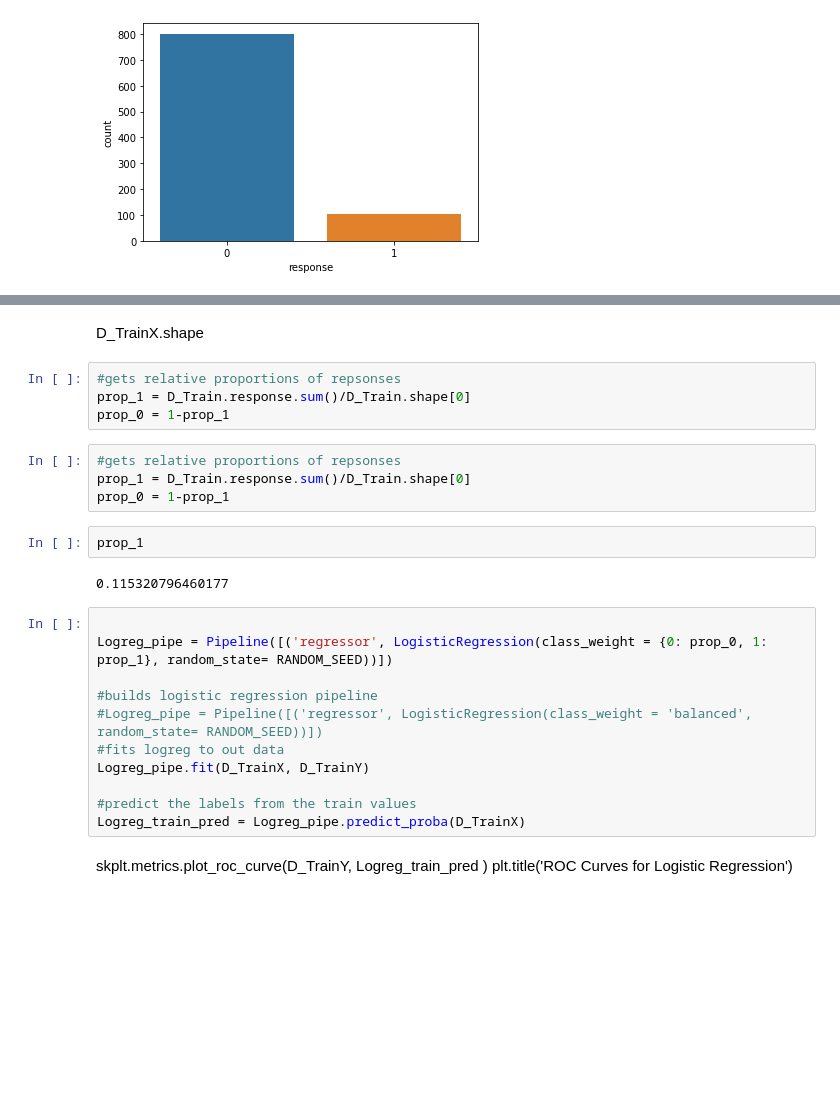
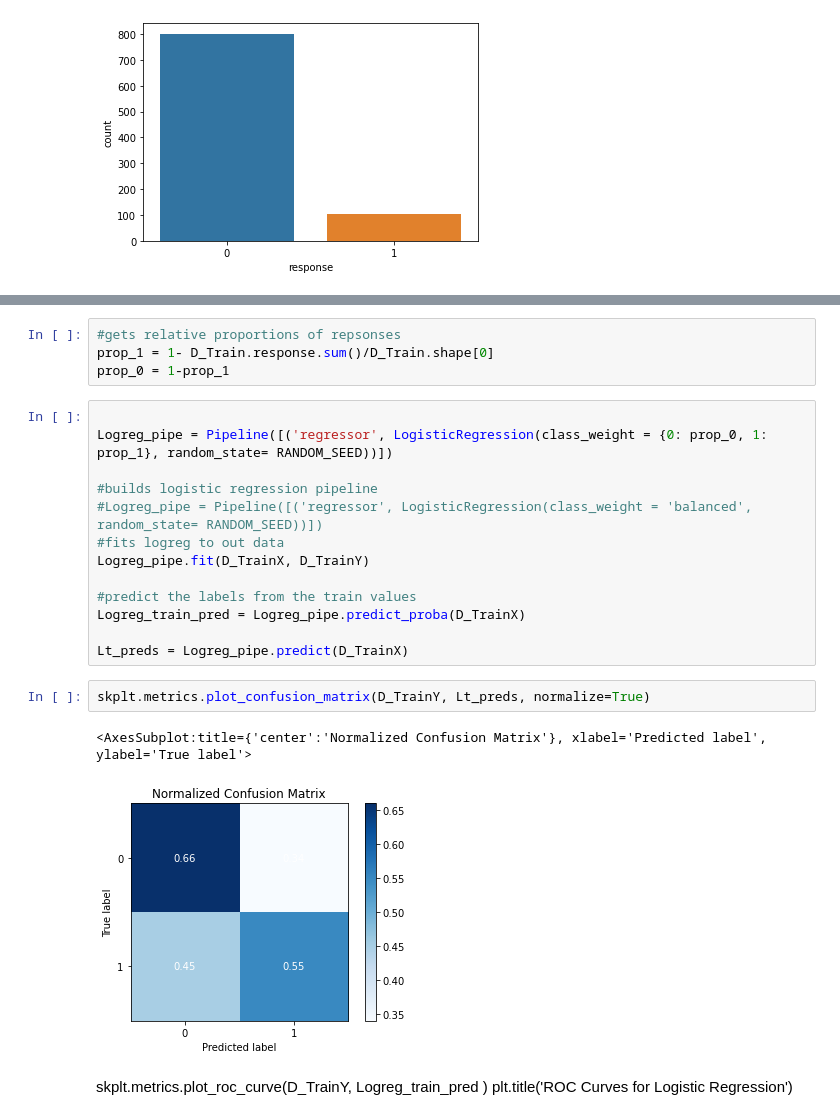
Before and after one commit to bblank70/MSDS422, a Jupyter notebook: Assignment3-bank.ipynb, the cells around one changed output, grey strips where cells are left out. Saved outputs shown, nothing was run; the diff lists cells and outputs as text; blank space fills up the shorter version.

Commit message:
Update Assignment3-bank.ipynb
adds confusion matrices

```diff
--- a/Assignment3-bank.ipynb
+++ b/Assignment3-bank.ipynb
@@ -360,17 +252,7 @@ D_TrainX.shape
-# %% [markdown]
-D_TrainX.shape
 # %%
 #gets relative proportions of repsonses
-prop_1 = D_Train.response.sum()/D_Train.shape[0]
+prop_1 = 1- D_Train.response.sum()/D_Train.shape[0]
 prop_0 = 1-prop_1
-# %%
-#gets relative proportions of repsonses
-prop_1 = D_Train.response.sum()/D_Train.shape[0]
-prop_0 = 1-prop_1
-# %%
-prop_1
-# %% [output]
-0.115320796460177
 # %%
 
 Logreg_pipe = Pipeline([('regressor', LogisticRegression(class_weight = {0: prop_0, 1: prop_1}, random_state= RANDOM_SEED))])
@@ -382,6 +264,13 @@ Logreg_pipe.fit(D_TrainX, D_TrainY)
 
 #predict the labels from the train values
 Logreg_train_pred = Logreg_pipe.predict_proba(D_TrainX)
+
+Lt_preds = Logreg_pipe.predict(D_TrainX)
+# %%
+skplt.metrics.plot_confusion_matrix(D_TrainY, Lt_preds, normalize=True)
+# %% [output]
+<AxesSubplot:title={'center':'Normalized Confusion Matrix'}, xlabel='Predicted label', ylabel='True label'>
+[figure, added]
 # %% [markdown]
 
 skplt.metrics.plot_roc_curve(D_TrainY, Logreg_train_pred )
```
Also changed, not shown: parts of 41 cells of this notebook.
